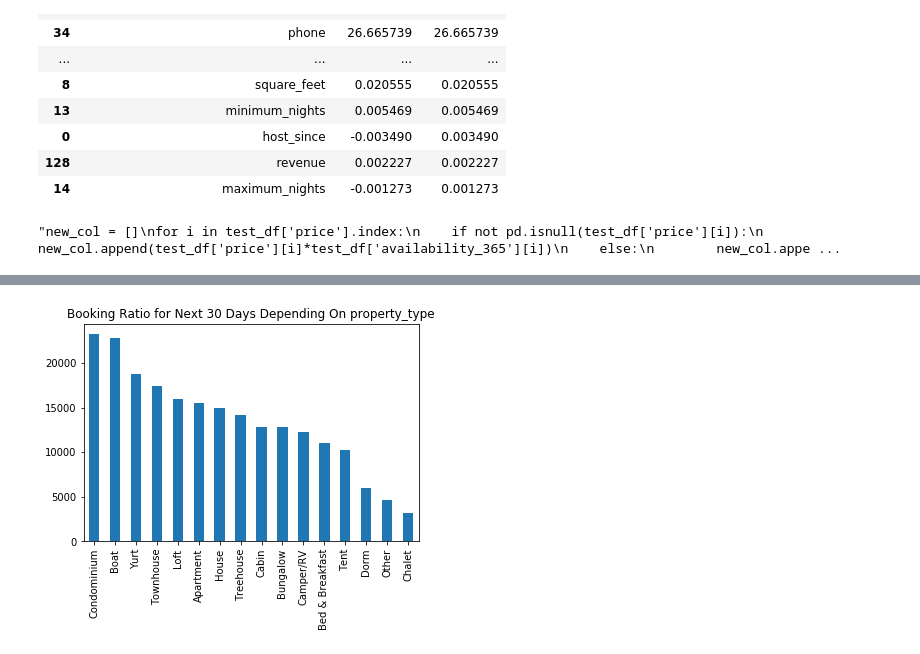
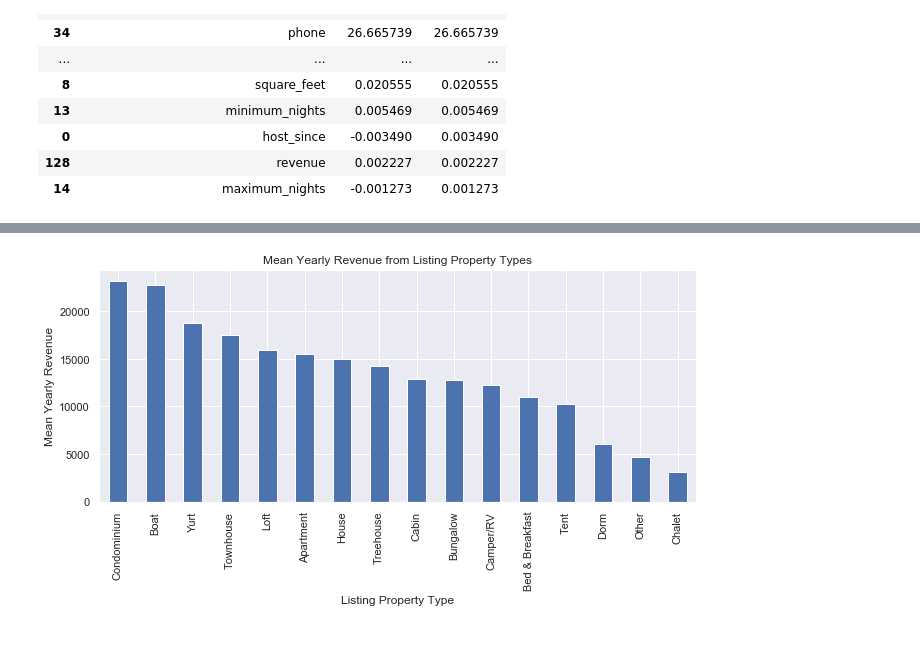
Before and after one commit to justinh523/BlogPostProject, a Jupyter notebook: Project_master.ipynb, the cells around one changed output, grey strips where cells are left out. Drawn from its saved outputs; the diff is of its cells as text; code cells hidden in the pictures.

Commit message:
Continued visualization

```diff
--- a/Project_master.ipynb
+++ b/Project_master.ipynb
@@ -244,15 +245,13 @@ coef_df
 | 14 | maximum_nights | -0.001273 | 0.001273 |
 # %%
 new_col = []
-for i in test_df['price'].index:
-    if not pd.isnull(test_df['price'][i]):
-        new_col.append(test_df['price'][i]*test_df['availability_365'][i])
+for i in list_df['price'].index:
+    if not pd.isnull(list_df['price'][i]):
+        new_col.append(list_df['price'][i]*(365 - list_df['availability_365'][i]))
     else:
         new_col.append([])
 
-test_df = test_df.assign(revenue=pd.Series(new_col).values)
+list_df = list_df.assign(revenue=pd.Series(new_col).values)
-# %% [output]
-"new_col = []\nfor i in test_df['price'].index:\n    if not pd.isnull(test_df['price'][i]):\n        new_col.append(test_df['price'][i]*test_df['availability_365'][i])\n    else:\n        new_col.appe ...
 # %%
 list_df.groupby(['property_type'])['price'].mean().sort_values(ascending=False)
 # %% [output]
@@ -304,7 +303,10 @@ Chalet              3152.000000
 dtype: float64
 # %%
 rev_srs.plot(kind='bar', legend=None)
-plt.title('Revenue from ');
+sns.set(rc={'figure.figsize':(8.7,4.27)})
+plt.title('Mean Yearly Revenue from Listing Property Types')
+plt.xlabel('Listing Property Type')
+plt.ylabel('Mean Yearly Revenue')
 plt.show()
 # %% [output]
-[figure, old version]
+[figure, new version]
```
Also changed, not shown: parts of 11 cells of this notebook.
